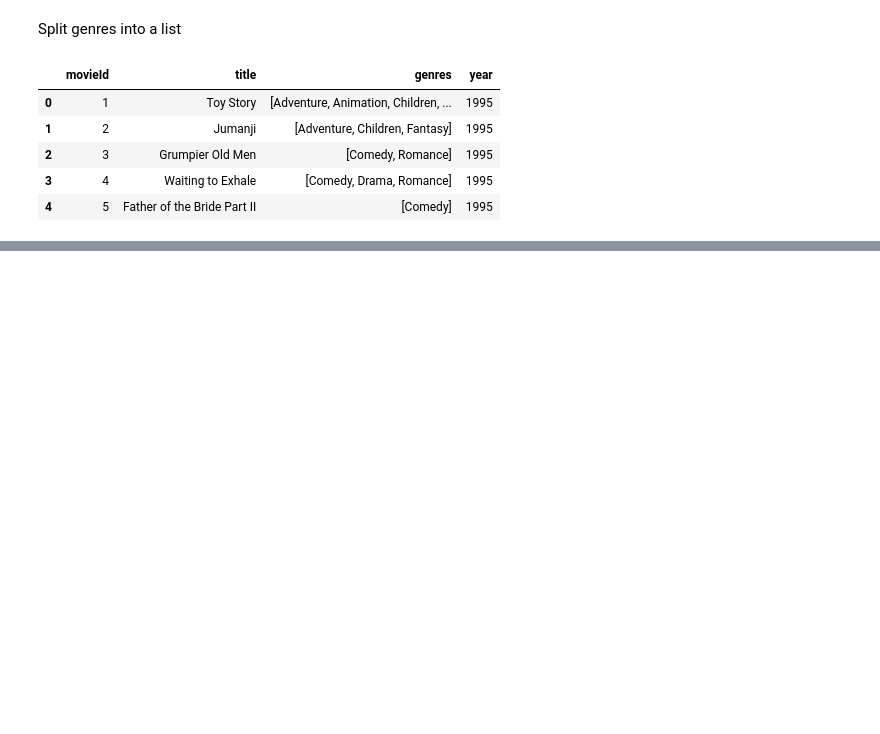
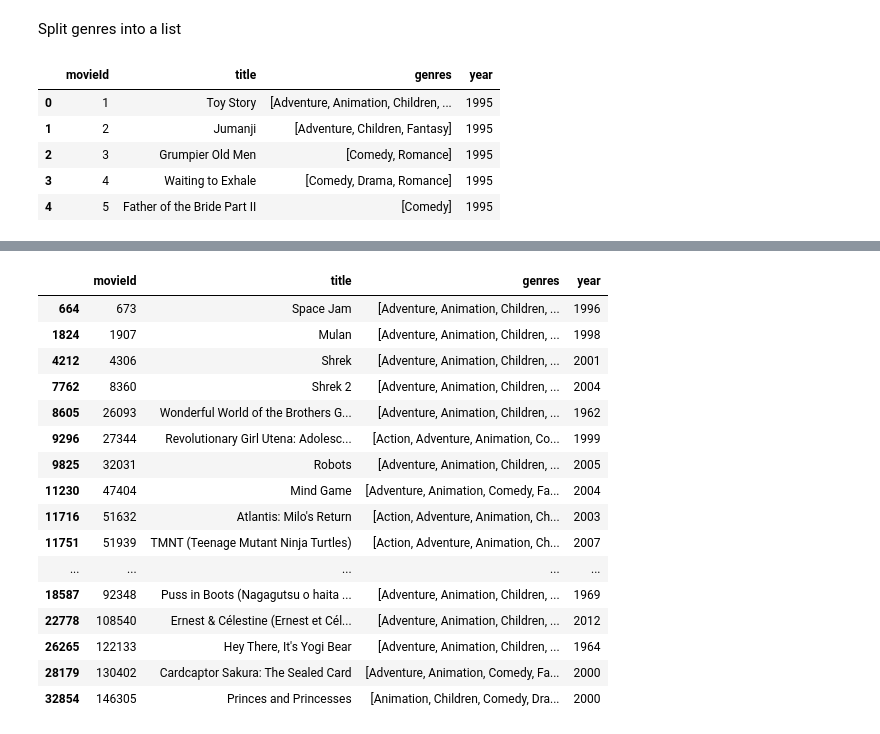
Before and after one commit to manikv12/CONTENT-BASED-FILTERING-Recommendation-system-, a Jupyter notebook: CONTENT-BASED-FILTERING-Recommendation-system.ipynb, the cells around one changed output, grey strips where cells are left out. Drawn from its saved outputs; the diff is of its cells as text; code cells hidden in the pictures; blank space fills up the shorter version.

```diff
--- a/CONTENT-BASED-FILTERING-Recommendation-system.ipynb
+++ b/CONTENT-BASED-FILTERING-Recommendation-system.ipynb
@@ -94,0 +207,5 @@ moviesWithGenres_df.head()
+# %%
+#Dot produt to get weights
+userProfile = userGenreTable.transpose().dot(inputMovies['rating'])
+#The user profile
+userProfile
@@ -94,0 +232,6 @@ moviesWithGenres_df.head()
+# %%
+#Now let's get the genres of every movie in our original dataframe
+genreTable = moviesWithGenres_df.set_index(moviesWithGenres_df['movieId'])
+#And drop the unnecessary information
+genreTable = genreTable.drop('movieId', 1).drop('title', 1).drop('genres', 1).drop('year', 1)
+genreTable.head()
@@ -94,0 +252,4 @@ moviesWithGenres_df.head()
+# %%
+#Multiply the genres by the weights and then take the weighted average
+recommendationTable_df = ((genreTable*userProfile).sum(axis=1))/(userProfile.sum())
+recommendationTable_df.head()
@@ -94,0 +264,5 @@ moviesWithGenres_df.head()
+# %%
+#Sort our recommendations in descending order
+recommendationTable_df = recommendationTable_df.sort_values(ascending=False)
+#Just a peek at the values
+recommendationTable_df.head()
@@ -94,0 +277,21 @@ moviesWithGenres_df.head()
+# %%
+#The final recommendation table
+movies_df.loc[movies_df['movieId'].isin(recommendationTable_df.head(20).keys())]
+# %% [output]
+|  | movieId | title | genres | year |
+| 664 | 673 | Space Jam | [Adventure, Animation, Children, ... | 1996 |
+| 1824 | 1907 | Mulan | [Adventure, Animation, Children, ... | 1998 |
+| 4212 | 4306 | Shrek | [Adventure, Animation, Children, ... | 2001 |
+| 7762 | 8360 | Shrek 2 | [Adventure, Animation, Children, ... | 2004 |
+| 8605 | 26093 | Wonderful World of the Brothers G... | [Adventure, Animation, Children, ... | 1962 |
+| 9296 | 27344 | Revolutionary Girl Utena: Adolesc... | [Action, Adventure, Animation, Co... | 1999 |
+| 9825 | 32031 | Robots | [Adventure, Animation, Children, ... | 2005 |
+| 11230 | 47404 | Mind Game | [Adventure, Animation, Comedy, Fa... | 2004 |
+| 11716 | 51632 | Atlantis: Milo's Return | [Action, Adventure, Animation, Ch... | 2003 |
+| 11751 | 51939 | TMNT (Teenage Mutant Ninja Turtles) | [Action, Adventure, Animation, Ch... | 2007 |
+| ... | ... | ... | ... | ... |
+| 18587 | 92348 | Puss in Boots (Nagagutsu o haita ... | [Adventure, Animation, Children, ... | 1969 |
+| 22778 | 108540 | Ernest & Célestine (Ernest et Cél... | [Adventure, Animation, Children, ... | 2012 |
+| 26265 | 122133 | Hey There, It's Yogi Bear | [Adventure, Animation, Children, ... | 1964 |
+| 28179 | 130402 | Cardcaptor Sakura: The Sealed Card | [Adventure, Animation, Comedy, Fa... | 2000 |
+| 32854 | 146305 | Princes and Princesses | [Animation, Children, Comedy, Dra... | 2000 |
```
Also changed, not shown: parts of 22 cells of this notebook.
